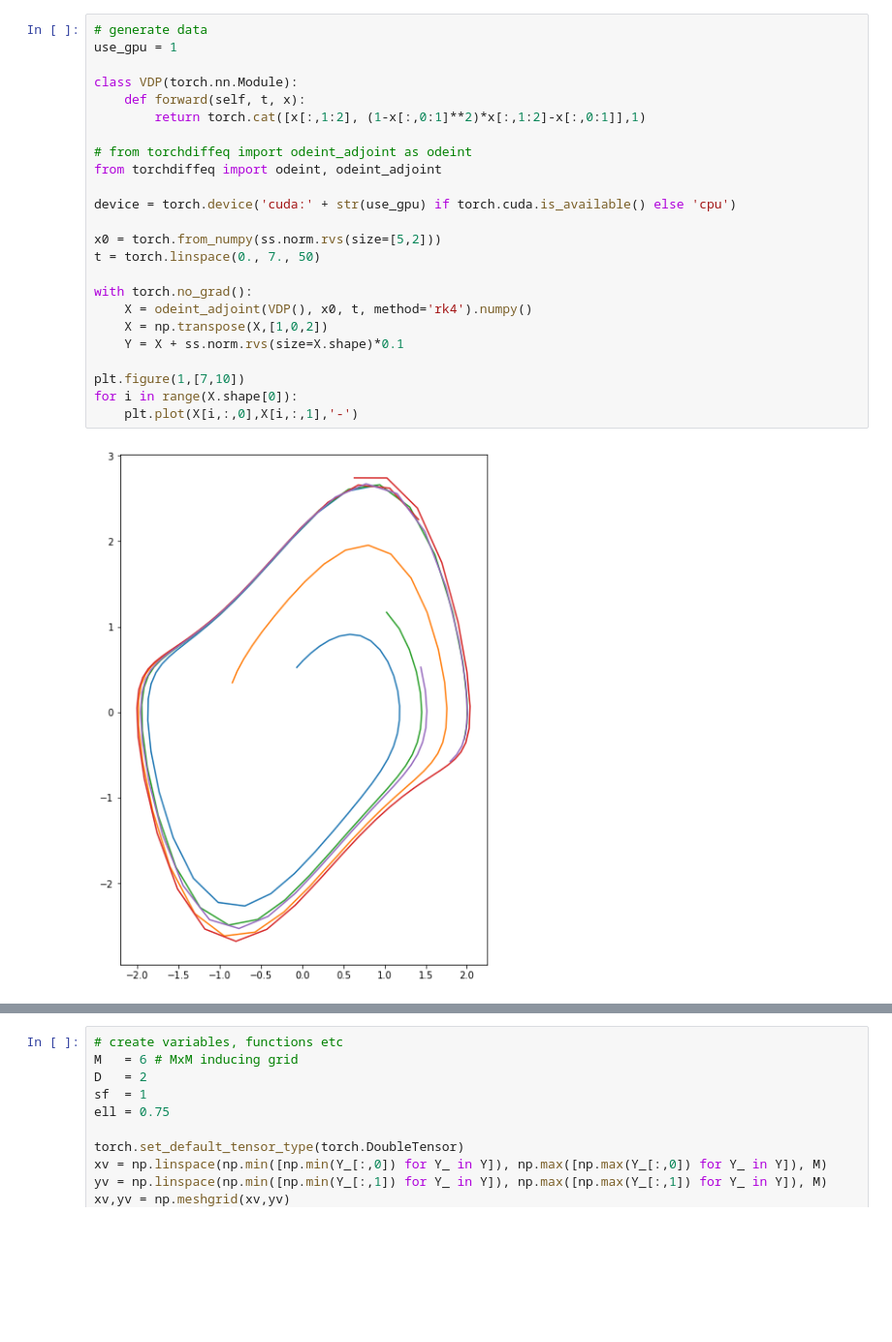
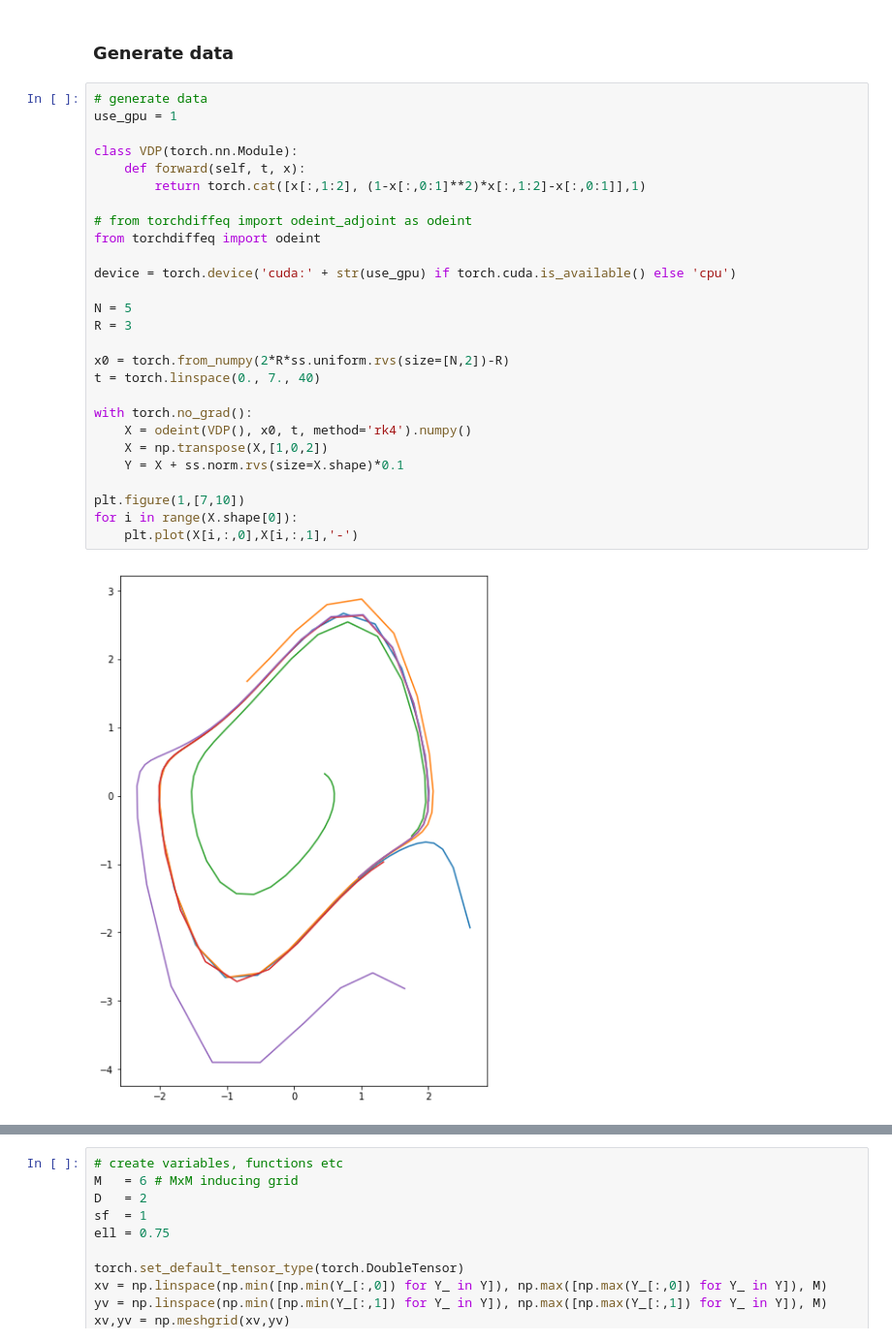
Before and after one commit to jaivardhankapoor/bayesian-ode, a Jupyter notebook: npde_pytorch.ipynb, the cells around one changed output, grey strips where cells are left out. Shown at 97% size. Saved outputs shown, nothing was run; the diff lists cells and outputs as text; blank space fills up the shorter version.

```diff
--- a/npde_pytorch.ipynb
+++ b/npde_pytorch.ipynb
@@ -25,29 +27,34 @@ import pickle
 from scipy.cluster.vq import kmeans2
 import scipy.stats as ss
 from scipy.io import loadmat
+# %% [markdown]
+### Generate data
 # %%
 # generate data
 use_gpu = 1
 
 class VDP(torch.nn.Module):
     def forward(self, t, x):
         return torch.cat([x[:,1:2], (1-x[:,0:1]**2)*x[:,1:2]-x[:,0:1]],1)
 
 # from torchdiffeq import odeint_adjoint as odeint
-from torchdiffeq import odeint, odeint_adjoint
+from torchdiffeq import odeint
 
 device = torch.device('cuda:' + str(use_gpu) if torch.cuda.is_available() else 'cpu')
 
-x0 = torch.from_numpy(ss.norm.rvs(size=[5,2]))
-t = torch.linspace(0., 7., 50)
+N = 5
+R = 3
+
+x0 = torch.from_numpy(2*R*ss.uniform.rvs(size=[N,2])-R)
+t = torch.linspace(0., 7., 40)
 
 with torch.no_grad():
-    X = odeint_adjoint(VDP(), x0, t, method='rk4').numpy()
+    X = odeint(VDP(), x0, t, method='rk4').numpy()
     X = np.transpose(X,[1,0,2])
     Y = X + ss.norm.rvs(size=X.shape)*0.1
 
 plt.figure(1,[7,10])
 for i in range(X.shape[0]):
     plt.plot(X[i,:,0],X[i,:,1],'-')
 # %% [output]
-[figure, old version]
+[figure, new version]
```
Also changed, not shown: parts of 17 cells of this notebook, 6 other files.
